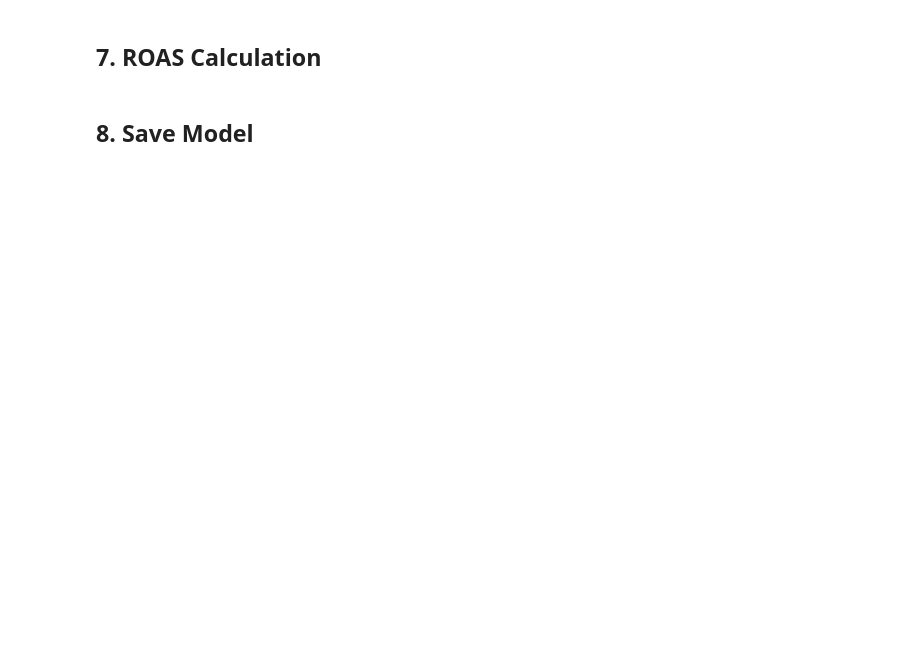
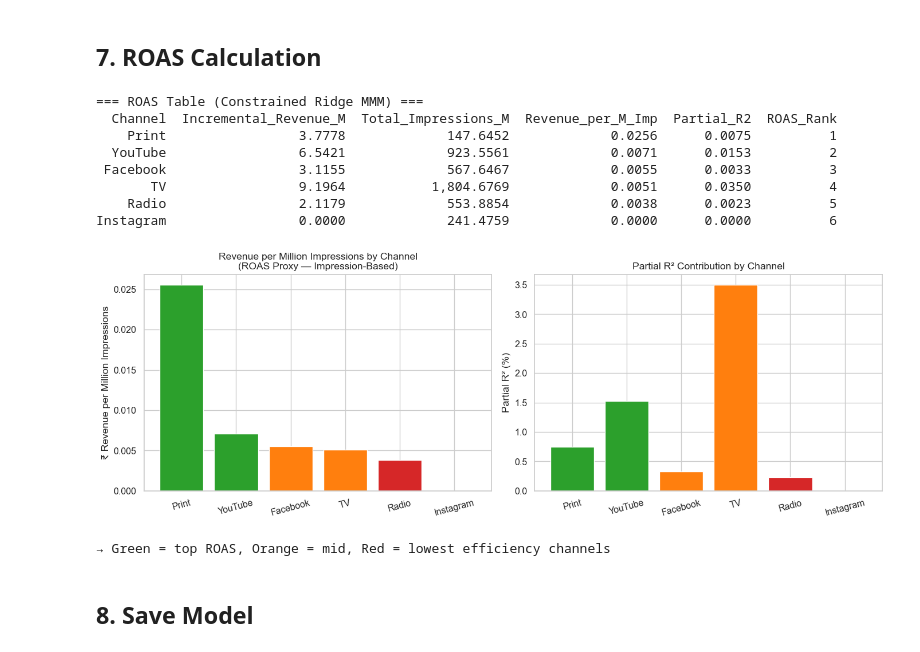
Before and after one commit to biplobgon/marketing-mix-modelling, a Jupyter notebook: notebooks/02_classical_mmm_regression.ipynb, the cells around one changed output. Cells and saved outputs as stored; diff of their text form; code cells hidden in the pictures; blank space fills up the shorter version.

```diff
--- a/notebooks/02_classical_mmm_regression.ipynb
+++ b/notebooks/02_classical_mmm_regression.ipynb
@@ -96,11 +502,69 @@ warnings.filterwarnings('ignore')
 # %% [markdown]
 ## 7. ROAS Calculation
 # %%
-# TODO: compute ROAS per channel
-# roas = channel_contribution / raw_spend_total
+# ── ROAS per channel ──────────────────────────────────────────────────────────
+# ROAS = incremental revenue attributed / total media spend
+# Incremental revenue = total contributions[channel] scaled back to ₹
+# Media "spend" proxy = total impressions (no £ spend column) — use impressions as volume proxy
+# For impression-based ROAS: Revenue per 1M impressions
 
-# TODO: display ROAS ranking table
-# TODO: save results to outputs/models/classical_roas.parquet
+# Scale factor: decomp is in ₹ units aligned to y_actual
+scale_factor = y_actual.sum() / decomp_df.sum().sum()   # align decomp to actual revenue
+
+roas_records = []
+for label, col in zip(MEDIA_LABELS, MEDIA_COLS):
+    total_incremental = decomp_df[label].sum() * scale_factor  # ₹ attributed
+    total_impressions = df_t[col].sum() / 1e6                   # Millions of impressions
+
+    roas_records.append({
+        'Channel'              : label,
+        'Incremental_Revenue_M': total_incremental / 1e6,
+        'Total_Impressions_M'  : total_impressions,
+        'Revenue_per_M_Imp'    : total_incremental / total_impressions / 1e6,   # ₹M per M imps
+        'Partial_R2'           : partial_r2[label],
+        'Coef'                 : beta_hat[MEDIA_LABELS.index(label) + 1],
+    })
+
+roas_df = pd.DataFrame(roas_records).sort_values('Revenue_per_M_Imp', ascending=False).reset_index(drop=True)
+roas_df['ROAS_Rank'] = roas_df['Revenue_per_M_Imp'].rank(ascending=False).astype(int)
+
+print("=== ROAS Table (Constrained Ridge MMM) ===")
+print(roas_df[['Channel','Incremental_Revenue_M','Total_Impressions_M',
+               'Revenue_per_M_Imp','Partial_R2','ROAS_Rank']].to_string(index=False))
+
+# Plot ROAS bar chart
+fig, axes = plt.subplots(1, 2, figsize=(14, 5))
+colors_roas = ['#2ca02c' if i < 2 else '#ff7f0e' if i < 4 else '#d62728'
+               for i in range(len(roas_df))]
+
+axes[0].bar(roas_df['Channel'], roas_df['Revenue_per_M_Imp'],
+            color=colors_roas, edgecolor='white')
+axes[0].set_title('Revenue per Million Impressions by Channel\n(ROAS Proxy — Impression-Based)')
+axes[0].set_ylabel('₹ Revenue per Million Impressions')
+axes[0].tick_params(axis='x', rotation=15)
+
+axes[1].bar(roas_df['Channel'], roas_df['Partial_R2'] * 100,
+            color=colors_roas, edgecolor='white')
+axes[1].set_title('Partial R² Contribution by Channel')
+axes[1].set_ylabel('Partial R² (%)')
+axes[1].tick_params(axis='x', rotation=15)
+
+plt.tight_layout()
+plt.savefig('../outputs/figures/02_roas_attribution.png', dpi=150, bbox_inches='tight')
+plt.show()
+
+print(f"\n→ Green = top ROAS, Orange = mid, Red = lowest efficiency channels")
+# %% [output]
+=== ROAS Table (Constrained Ridge MMM) ===
+  Channel  Incremental_Revenue_M  Total_Impressions_M  Revenue_per_M_Imp  Partial_R2  ROAS_Rank
+    Print                 3.7778             147.6452             0.0256      0.0075          1
+  YouTube                 6.5421             923.5561             0.0071      0.0153          2
+ Facebook                 3.1155             567.6467             0.0055      0.0033          3
+       TV                 9.1964           1,804.6769             0.0051      0.0350          4
+    Radio                 2.1179             553.8854             0.0038      0.0023          5
+Instagram                 0.0000             241.4759             0.0000      0.0000          6
+[figure, added]
+→ Green = top ROAS, Orange = mid, Red = lowest efficiency channels
 # %% [markdown]
 ## 8. Save Model
 # %%
```
Also changed, not shown: parts of 10 cells of this notebook, 12 other files.
